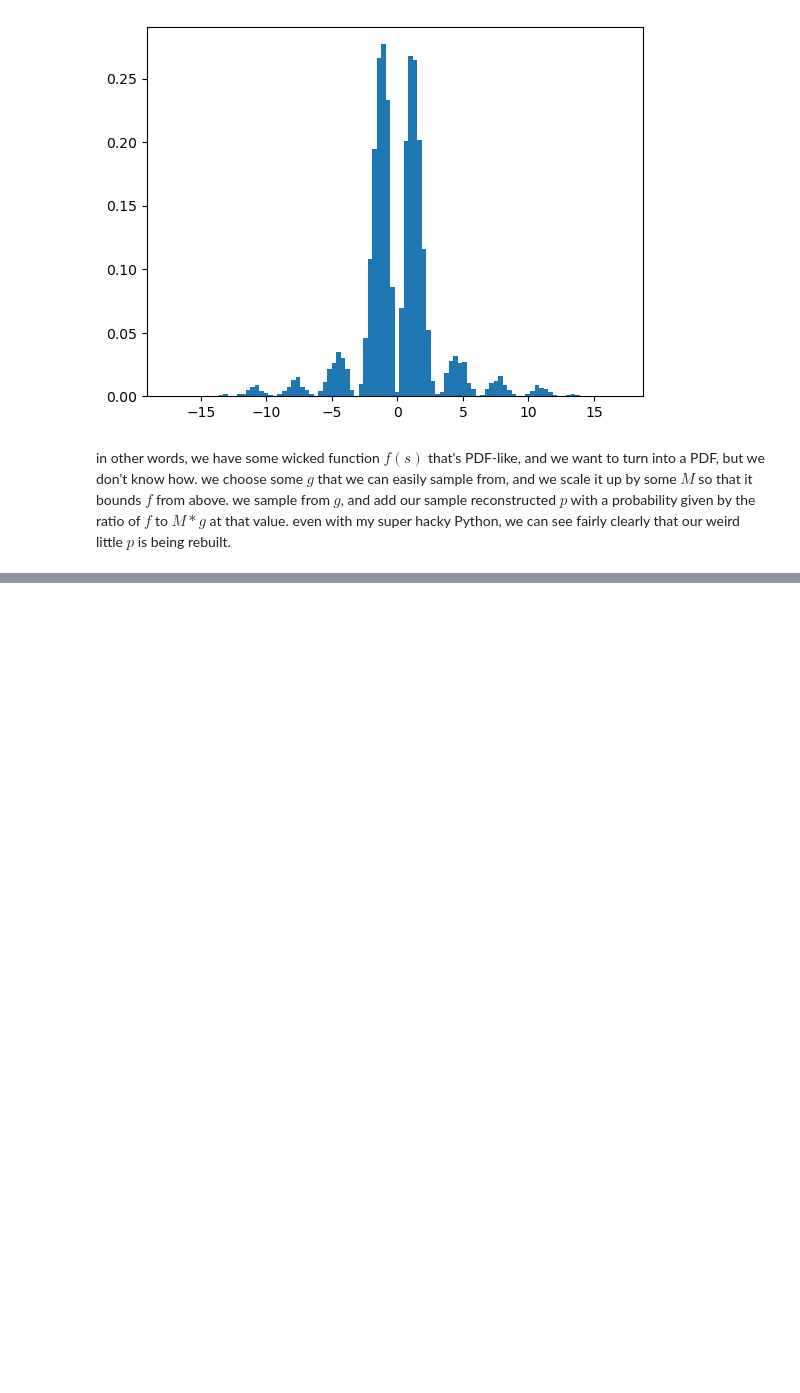
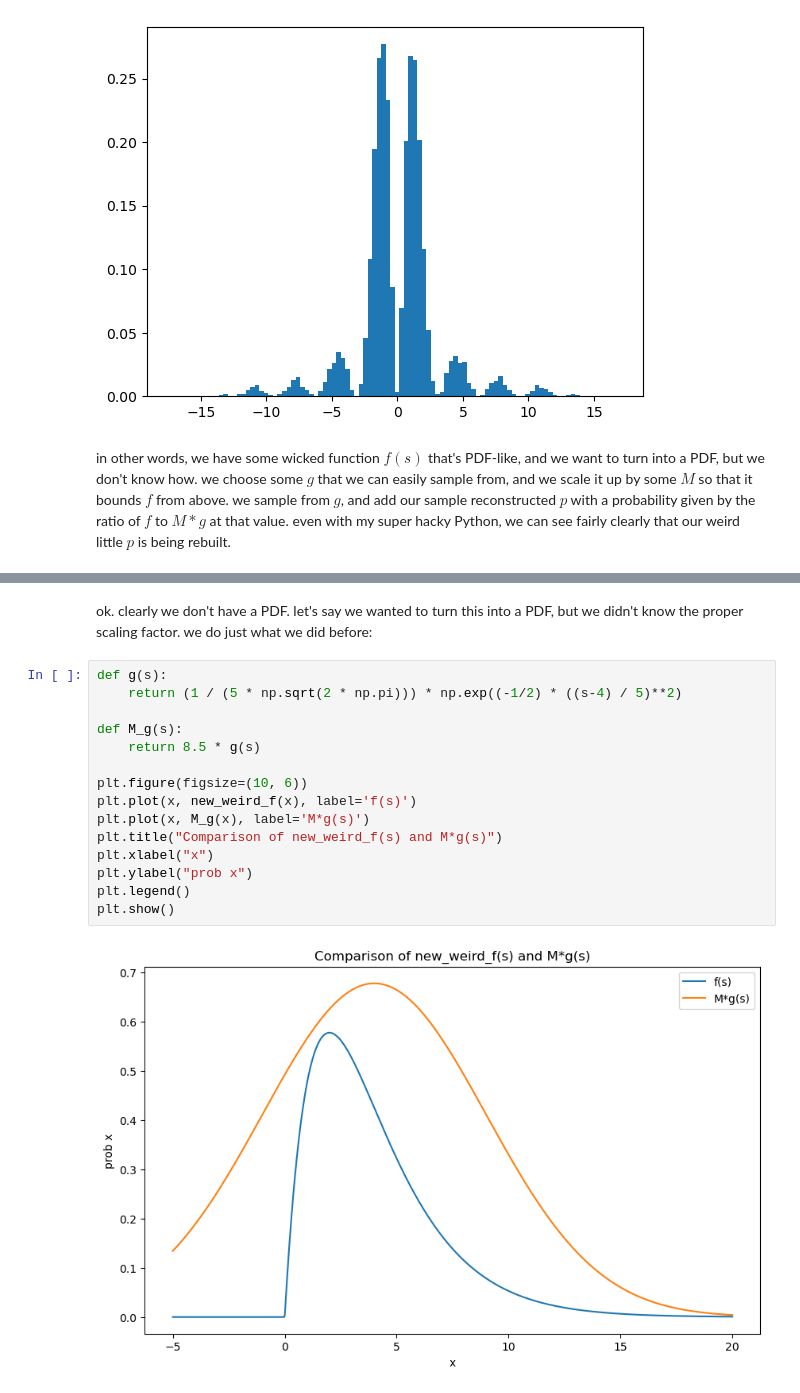
Before and after one commit to samharshe/Zoo, a Jupyter notebook: stats/rejection_sampling.ipynb, the cells around one changed output, grey strips where cells are left out. Cells and saved outputs as stored; diff of their text form; blank space fills up the shorter version.

```diff
--- a/stats/rejection_sampling.ipynb
+++ b/stats/rejection_sampling.ipynb
@@ -90,0 +123,19 @@ in other words, we have some wicked function $f(s)$ that's PDF-like, and we want
+# %% [markdown]
+ok. clearly we don't have a PDF. let's say we wanted to turn this into a PDF, but we didn't know the proper scaling factor. we do just what we did before:
+# %%
+def g(s):
+    return (1 / (5 * np.sqrt(2 * np.pi))) * np.exp((-1/2) * ((s-4) / 5)**2)
+
+def M_g(s):
+    return 8.5 * g(s)
+
+plt.figure(figsize=(10, 6))
+plt.plot(x, new_weird_f(x), label='f(s)')
+plt.plot(x, M_g(x), label='M*g(s)')
+plt.title("Comparison of new_weird_f(s) and M*g(s)")
+plt.xlabel("x")
+plt.ylabel("prob x")
+plt.legend()
+plt.show()
+# %% [output]
+[figure, added]
```
Also changed, not shown: parts of 16 cells of this notebook.
